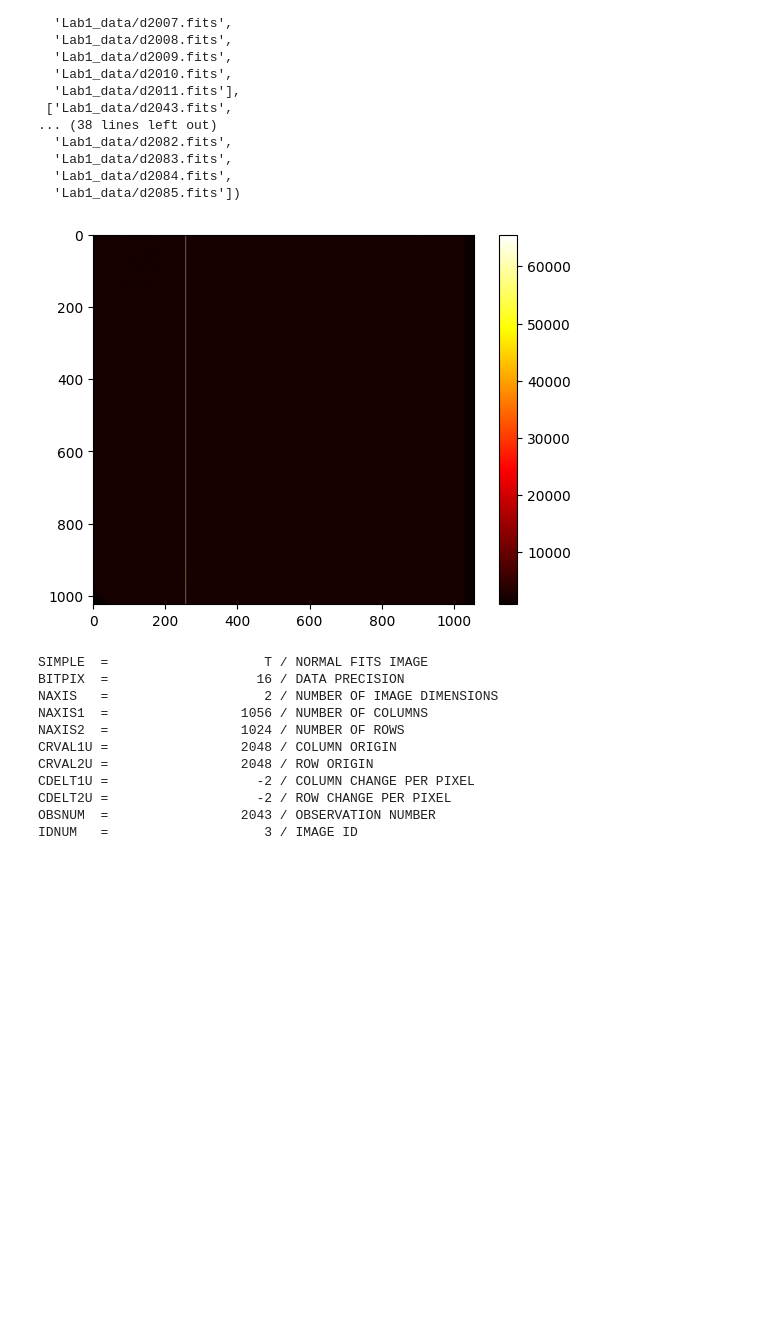
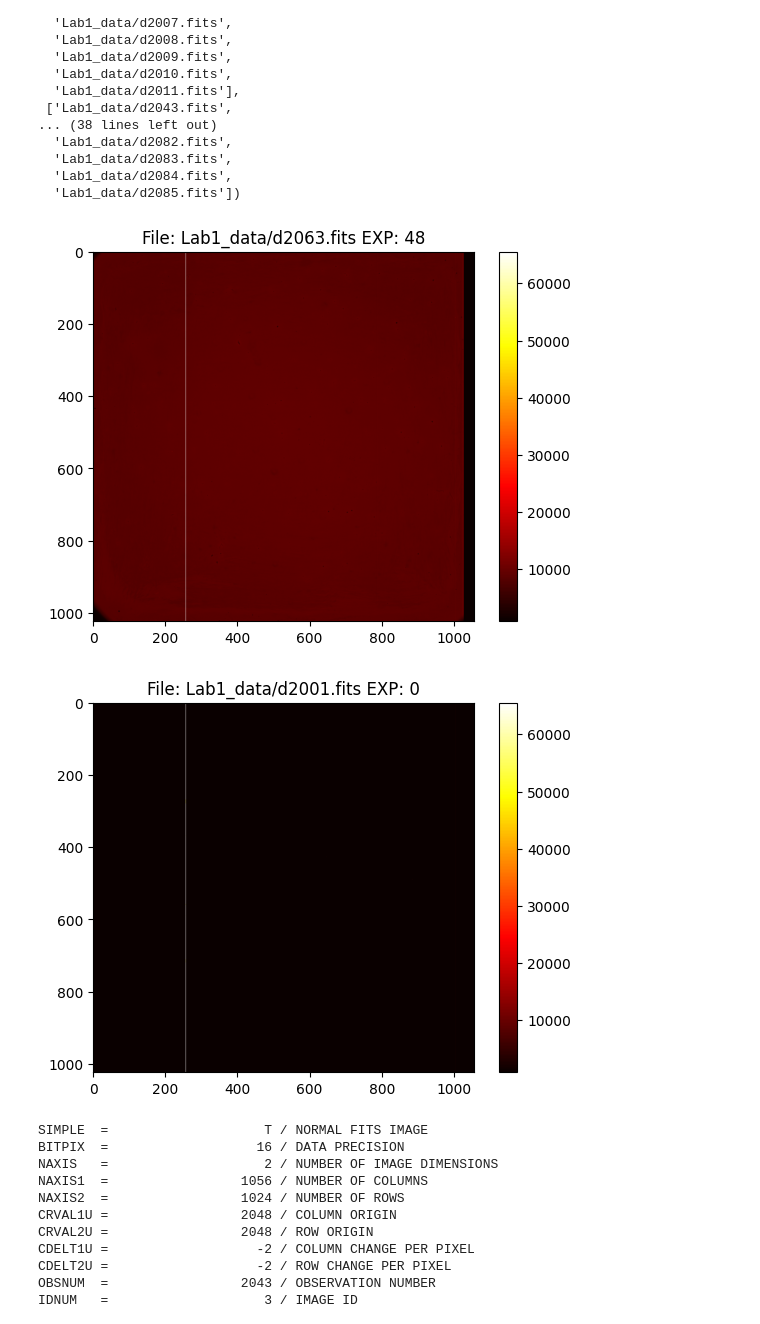
Before and after one commit to parkergeorge30/ASTRO150, a Jupyter notebook: Lab_1.ipynb, the cells around one changed output. Cells and saved outputs as stored; diff of their text form; code cells hidden in the pictures; blank space fills up the shorter version.

```diff
--- a/Lab_1.ipynb
+++ b/Lab_1.ipynb
@@ -151,12 +196,21 @@ bias_frames, reg_frames
   'Lab1_data/d2085.fits'])
 # %%
 # Quick imshow frame test
-test_frame = fits.getdata(reg_frames[0])
+test_frame = fits.getdata(reg_frames[20])
+test_bias = fits.getdata(bias_frames[0])
+test_exp = get_exp(reg_frames[20])
+bias_exp = get_exp(bias_frames[0])
 plt.imshow(test_frame, cmap='hot')
+plt.title(f'File: {reg_frames[20]} EXP: {test_exp}')
 plt.colorbar()
 plt.show()
+plt.imshow(test_bias, cmap='hot')
+plt.title(f'File: {frames[0]} EXP: {bias_exp}')
+plt.colorbar()
+plt.show()
 # %% [output]
-[figure, old version]
+[figure, new version]
+[figure, added]
 # %%
 # quick data display check
 with fits.open(reg_frames[0]) as hdu:
```
Also changed, not shown: parts of 29 cells of this notebook.
